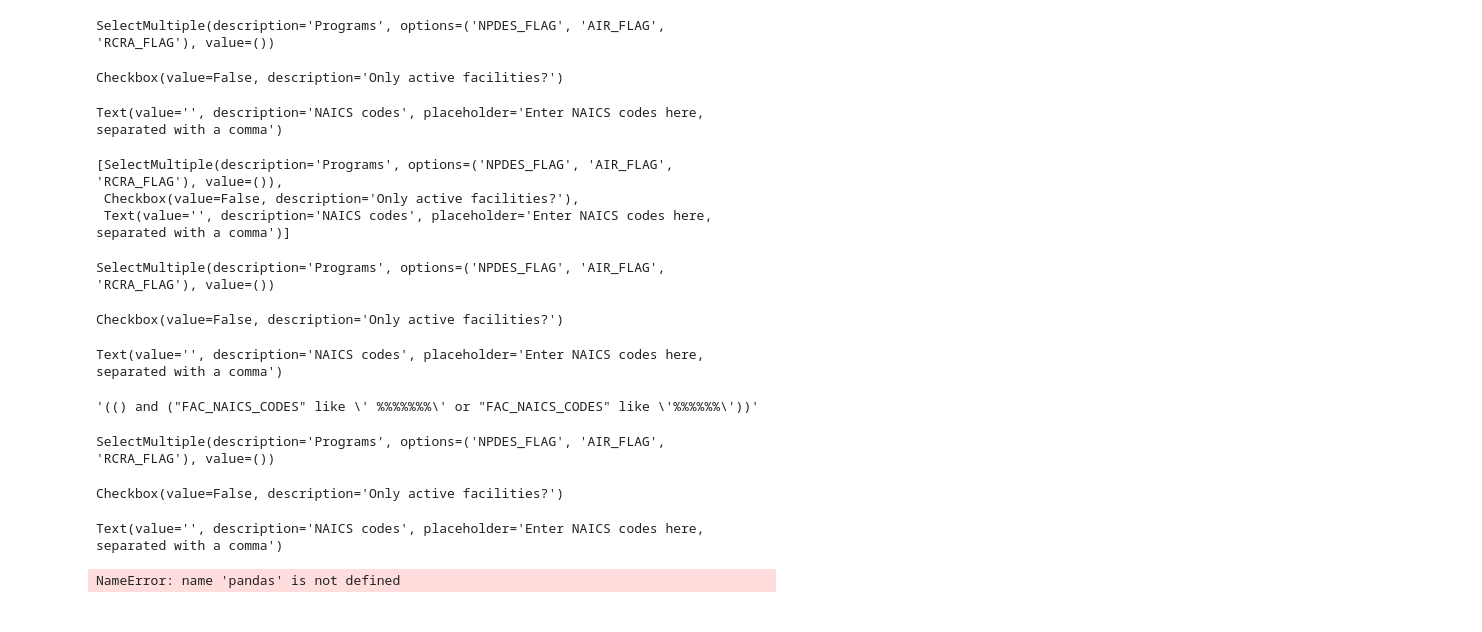
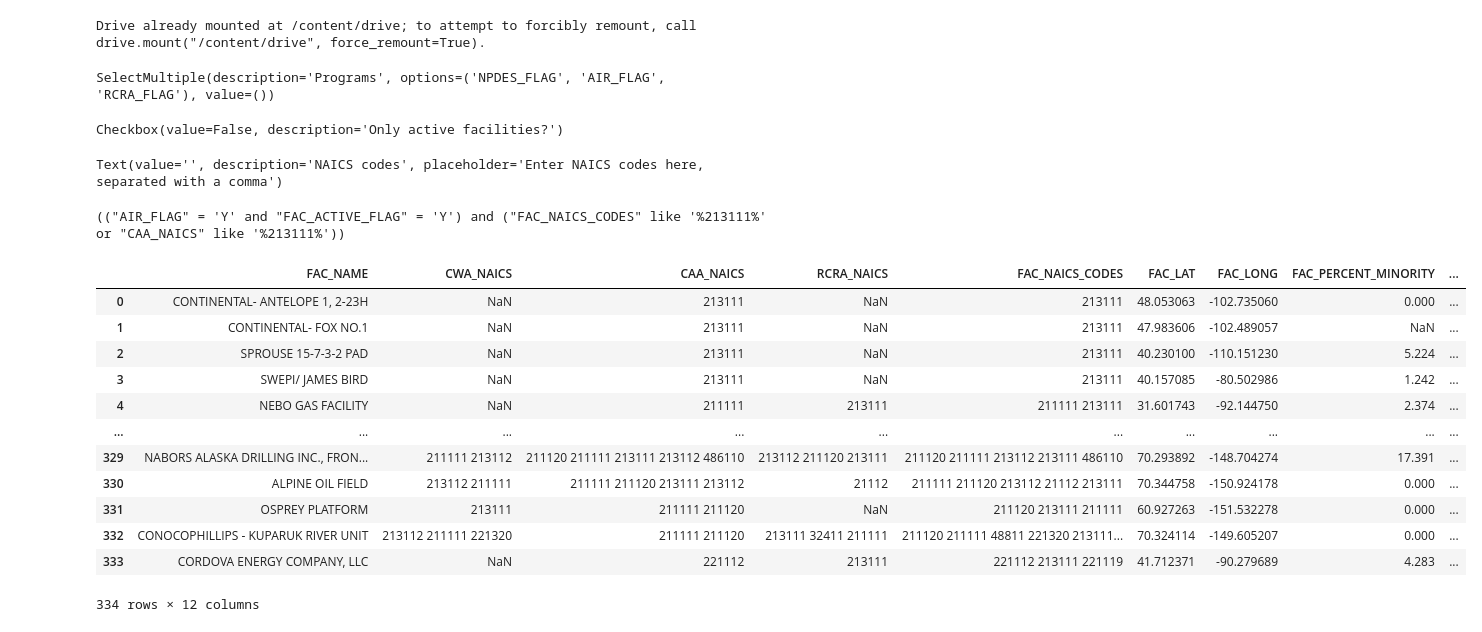
Before and after one commit to edgi-govdata-archiving/EEW-ReportCard-Data, a Jupyter notebook: Hack4Impact/NAICS_SELECTOR.ipynb, the cells around one changed output. Saved outputs shown, nothing was run; the diff lists cells and outputs as text; code cells hidden in the pictures.

```diff
--- a/Hack4Impact/NAICS_SELECTOR.ipynb
+++ b/Hack4Impact/NAICS_SELECTOR.ipynb
@@ -5 +5,6 @@ import pandas as pd
 import ipywidgets as widgets
+# %%
+from google.colab import drive
+drive.mount('/content/drive')
+# %% [output]
+Drive already mounted at /content/drive; to attempt to forcibly remount, call drive.mount("/content/drive", force_remount=True).
@@ -6,36 +13,44 @@ import ipywidgets as widgets
 # %%
 # Make selections about programs, active facilities, and NAICS codes
-from backend_scripts.programs_facilities_codes import make_selections
-make_selections()
+from programs_facilities_codes import make_selections
+selections = make_selections()
 # %% [output]
 SelectMultiple(description='Programs', options=('NPDES_FLAG', 'AIR_FLAG', 'RCRA_FLAG'), value=())
 Checkbox(value=False, description='Only active facilities?')
 Text(value='', description='NAICS codes', placeholder='Enter NAICS codes here, separated with a comma')
-[SelectMultiple(description='Programs', options=('NPDES_FLAG', 'AIR_FLAG', 'RCRA_FLAG'), value=()),
- Checkbox(value=False, description='Only active facilities?'),
- Text(value='', description='NAICS codes', placeholder='Enter NAICS codes here, separated with a comma')]
 # %%
 # Create the SQL query string
-# Filter by programs
-from backend_scripts.query_and_filter import query
-query(make_selections())
+# Filter by programsx = 5x = 5
+from query_and_filter import query
+squery = query(selections)
 # %% [output]
-SelectMultiple(description='Programs', options=('NPDES_FLAG', 'AIR_FLAG', 'RCRA_FLAG'), value=())
+(("AIR_FLAG" = 'Y' and "FAC_ACTIVE_FLAG" = 'Y') and ("FAC_NAICS_CODES" like '%213111%' or "CAA_NAICS" like '%213111%'))
-Checkbox(value=False, description='Only active facilities?')
-Text(value='', description='NAICS codes', placeholder='Enter NAICS codes here, separated with a comma')
-'(() and ("FAC_NAICS_CODES" like \' %%%%%%%\' or "FAC_NAICS_CODES" like \'%%%%%%\'))'
 # %%
 # Access the ECHO_EXPORTER table
 # Output will be the matching tracked by EPA
-#from ECHO_modules.get_data import get_echo_data
-from backend_scripts.echo_data import echo_data
+from ECHO_modules.get_data import get_echo_data
 
-echo_data(query(make_selections()))
+sql = 'select "FAC_NAME", "CWA_NAICS", "CAA_NAICS", "RCRA_NAICS", "FAC_NAICS_CODES", "FAC_LAT", "FAC_LONG", "FAC_PERCENT_MINORITY", "FAC_TOTAL_PENALTIES", "FAC_QTRS_WITH_NC", "FAC_PENALTY_COUNT", "EJSCREEN_FLAG_US" from "ECHO_EXPORTER" where ' + squery
+try:
+  echo = get_echo_data( sql )
+except pandas.errors.EmptyDataError:
+  print("\nThere are no records.\n")
+
+echo
 # %% [output]
+|  | FAC_NAME | CWA_NAICS | CAA_NAICS | RCRA_NAICS | FAC_NAICS_CODES | FAC_LAT | FAC_LONG | FAC_PERCENT_MINORITY | ... |
+| 0 | CONTINENTAL- ANTELOPE 1, 2-23H | NaN | 213111 | NaN | 213111 | 48.053063 | -102.735060 | 0.000 | ... |
+| 1 | CONTINENTAL- FOX NO.1 | NaN | 213111 | NaN | 213111 | 47.983606 | -102.489057 | NaN | ... |
+| 2 | SPROUSE 15-7-3-2 PAD | NaN | 213111 | NaN | 213111 | 40.230100 | -110.151230 | 5.224 | ... |
+| 3 | SWEPI/ JAMES BIRD | NaN | 213111 | NaN | 213111 | 40.157085 | -80.502986 | 1.242 | ... |
+| 4 | NEBO GAS FACILITY | NaN | 211111 | 213111 | 211111 213111 | 31.601743 | -92.144750 | 2.374 | ... |
+| ... | ... | ... | ... | ... | ... | ... | ... | ... | ... |
+| 329 | NABORS ALASKA DRILLING INC., FRON... | 211111 213112 | 211120 211111 213111 213112 486110 | 213112 211120 213111 | 211120 211111 213112 213111 486110 | 70.293892 | -148.704274 | 17.391 | ... |
+| 330 | ALPINE OIL FIELD | 213112 211111 | 211111 211120 213111 213112 | 21112 | 211111 211120 213112 21112 213111 | 70.344758 | -150.924178 | 0.000 | ... |
+| 331 | OSPREY PLATFORM | 213111 | 211111 211120 | NaN | 211120 213111 211111 | 60.927263 | -151.532278 | 0.000 | ... |
+| 332 | CONOCOPHILLIPS - KUPARUK RIVER UNIT | 213112 211111 221320 | 211111 211120 | 213111 32411 211111 | 211120 211111 48811 221320 213111... | 70.324114 | -149.605207 | 0.000 | ... |
+| 333 | CORDOVA ENERGY COMPANY, LLC | NaN | 221112 | 213111 | 221112 213111 221119 | 41.712371 | -90.279689 | 4.283 | ... |
-SelectMultiple(description='Programs', options=('NPDES_FLAG', 'AIR_FLAG', 'RCRA_FLAG'), value=())
+334 rows × 12 columns
-Checkbox(value=False, description='Only active facilities?')
-Text(value='', description='NAICS codes', placeholder='Enter NAICS codes here, separated with a comma')
-NameError: name 'pandas' is not defined
 # %%
 # Export the data to the "Files" side panel for download
 echo.to_csv("data.csv")
```
Also changed, not shown: parts of 2 cells of this notebook, 1 other file.
